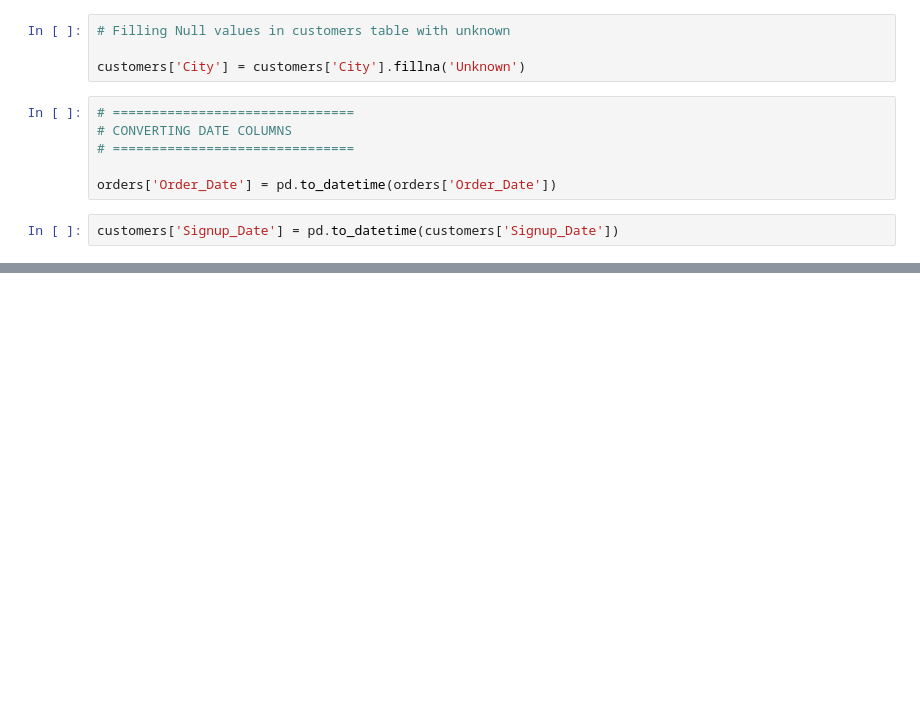
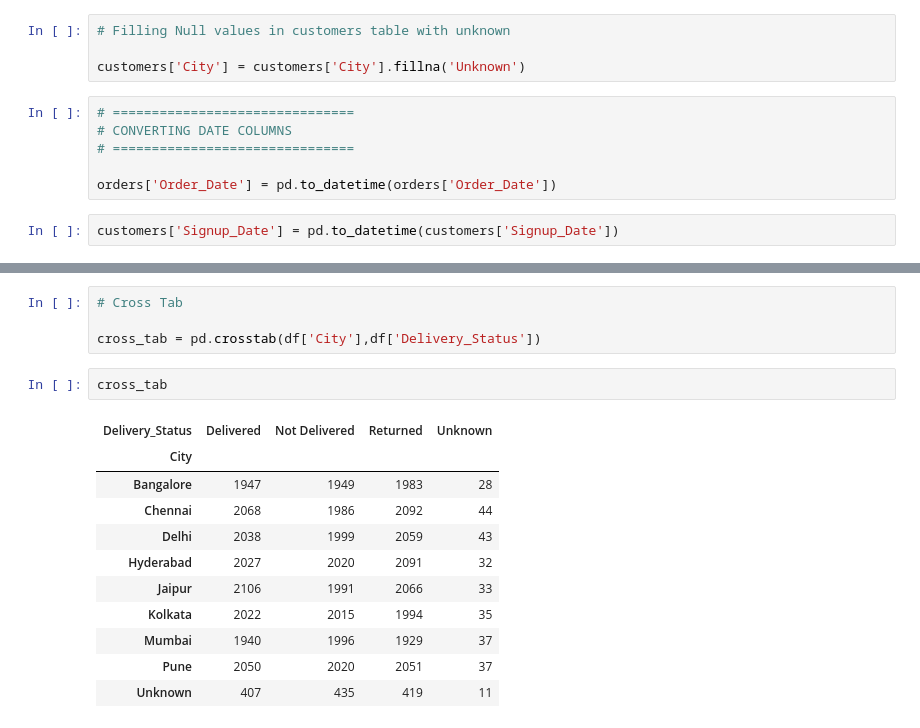
Before and after one commit to GiggaCat/ecommerce-data-analytics-project, a Jupyter notebook: python/analysis.ipynb, the cells around one changed output, grey strips where cells are left out. Cells and saved outputs as stored; diff of their text form; blank space fills up the shorter version.

```diff
--- a/python/analysis.ipynb
+++ b/python/analysis.ipynb
@@ -126,0 +230,18 @@ customers['Signup_Date'] = pd.to_datetime(customers['Signup_Date'])
+# %%
+# Cross Tab
+
+cross_tab = pd.crosstab(df['City'],df['Delivery_Status'])
+# %%
+cross_tab
+# %% [output]
+| Delivery_Status | Delivered | Not Delivered | Returned | Unknown |
+| City |  |  |  |  |
+| Bangalore | 1947 | 1949 | 1983 | 28 |
+| Chennai | 2068 | 1986 | 2092 | 44 |
+| Delhi | 2038 | 1999 | 2059 | 43 |
+| Hyderabad | 2027 | 2020 | 2091 | 32 |
+| Jaipur | 2106 | 1991 | 2066 | 33 |
+| Kolkata | 2022 | 2015 | 1994 | 35 |
+| Mumbai | 1940 | 1996 | 1929 | 37 |
+| Pune | 2050 | 2020 | 2051 | 37 |
+| Unknown | 407 | 435 | 419 | 11 |
```
Also changed, not shown: parts of 16 cells of this notebook.
